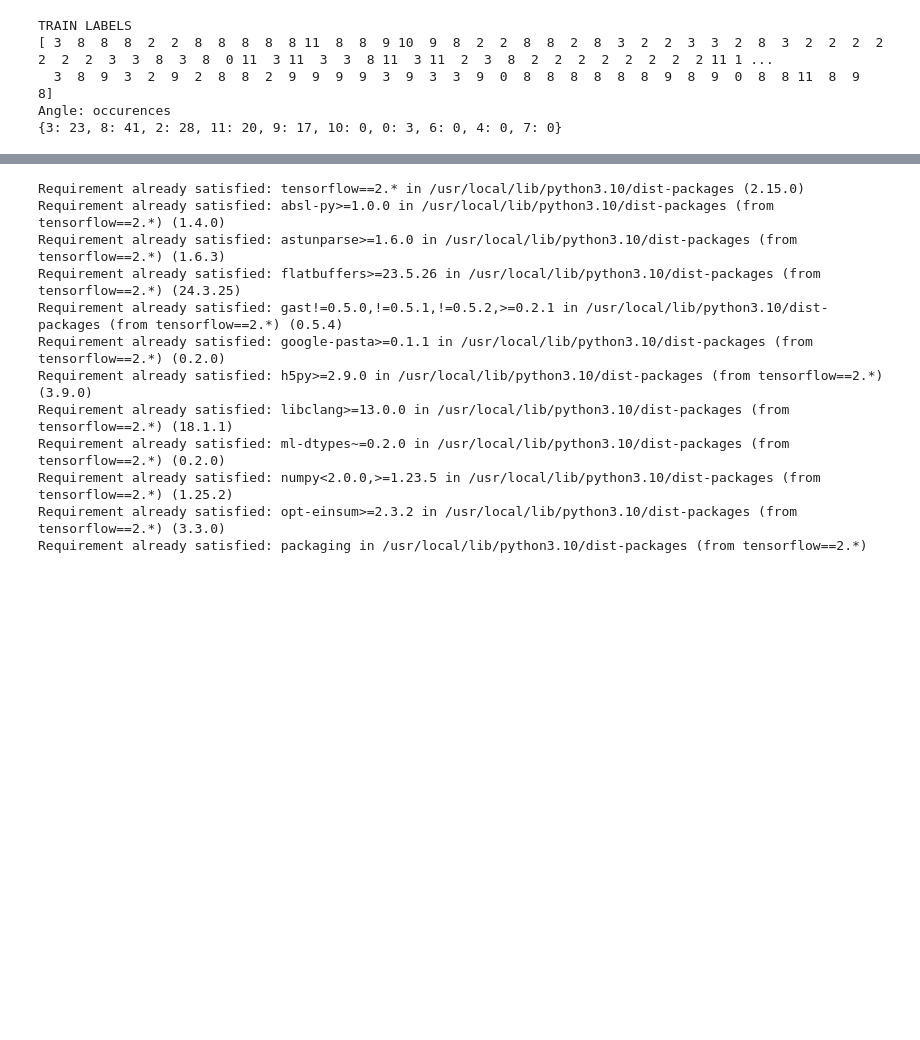
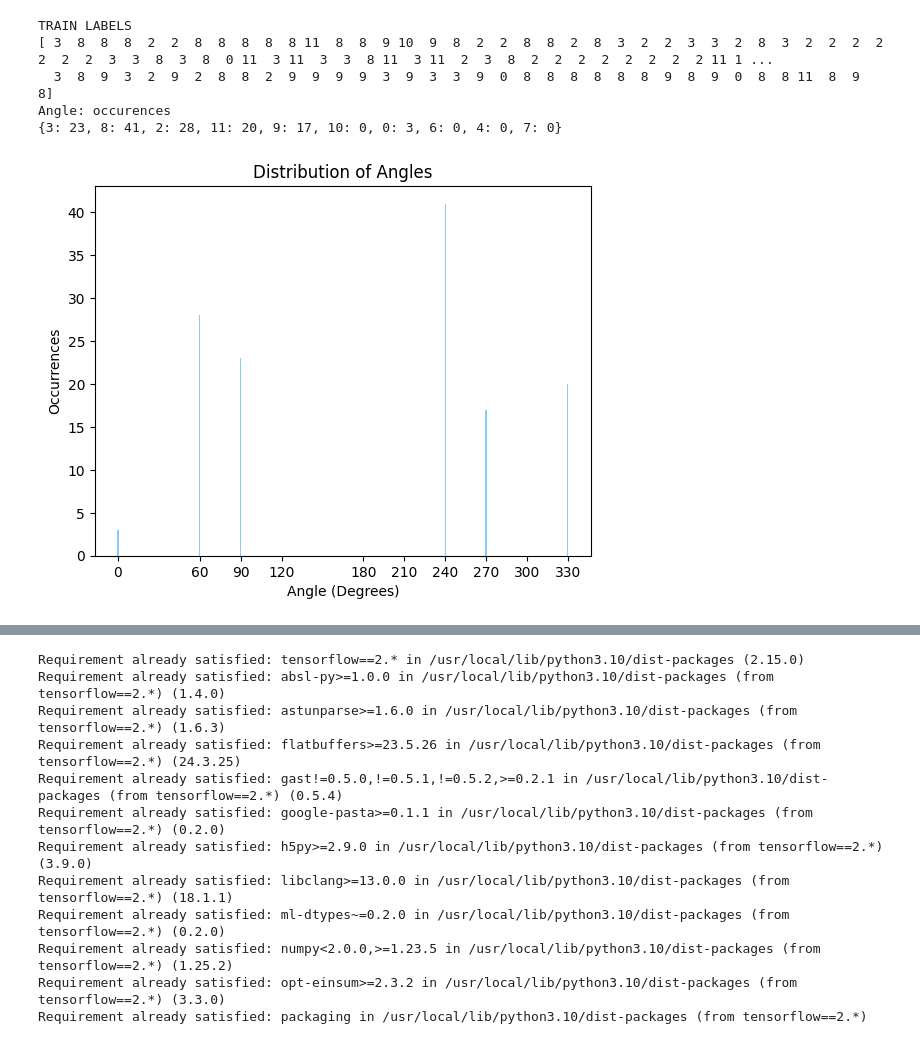
Before and after one commit to Laura05010/autonomous_driving, a Jupyter notebook: autonomous_driving_part2.ipynb, the cells around one changed output, grey strips where cells are left out. Saved outputs shown, nothing was run; the diff lists cells and outputs as text; code cells hidden in the pictures; blank space fills up the shorter version.

Commit message:
data visualization and improvement attempts for viewpoint model

```diff
--- a/autonomous_driving_part2.ipynb
+++ b/autonomous_driving_part2.ipynb
@@ -674,21 +633,34 @@ test_patches, test_heights, test_widths, test_labels = load_data(img_path_testin
 # %%
 print("TRAIN LABELS")
 print(train_labels)
-count_angles = {}
+angle_occurrences = {}
 for label in train_labels:
-  if label in count_angles:
-    count_angles[label] += 1
+  if label in angle_occurrences:
+    angle_occurrences[label] += 1
   else:
-    count_angles[label] = 0
+    angle_occurrences[label] = 0
 
 print("Angle: occurences")
-print(count_angles)
+print(angle_occurrences)
 # %% [output]
 TRAIN LABELS
 [ 3  8  8  8  2  2  8  8  8  8  8 11  8  8  9 10  9  8  2  2  8  8  2  8  3  2  2  3  3  2  8  3  2  2  2  2  2  2  2  3  3  8  3  8  0 11  3 11  3  3  8 11  3 11  2  3  8  2  2  2  2  2  2  2  2 11 1 ...
   3  8  9  3  2  9  2  8  8  2  9  9  9  9  3  9  3  3  9  0  8  8  8  8  8  8  9  8  9  0  8  8 11  8  9  8]
 Angle: occurences
 {3: 23, 8: 41, 2: 28, 11: 20, 9: 17, 10: 0, 0: 3, 6: 0, 4: 0, 7: 0}
+# %%
+# Create a list of angles based on the keys of angle_occurrences (index*30 degree increments)
+angles = [angle * 30 for angle in angle_occurrences.keys()]
+
+# Plot histogram
+plt.bar(angles, angle_occurrences.values(), color='skyblue')
+plt.xlabel('Angle (Degrees)')
+plt.ylabel('Occurrences')
+plt.title('Distribution of Angles')
+plt.xticks(angles)
+plt.show()
+# %% [output]
+[figure, added]
 # %%
 from tensorflow.keras.models import Model
 from tensorflow.keras.layers import Input, Conv2D, MaxPooling2D, Dropout, Flatten, Dense, concatenate
```
Also changed, not shown: parts of 20 cells of this notebook, 5 other files.
